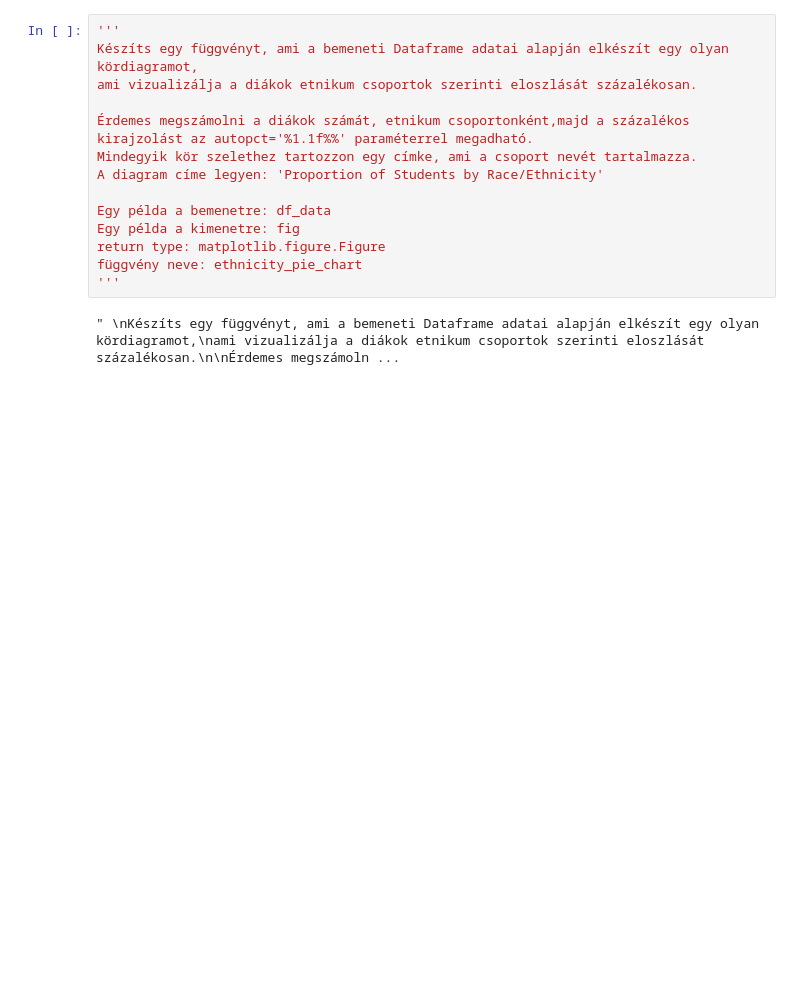
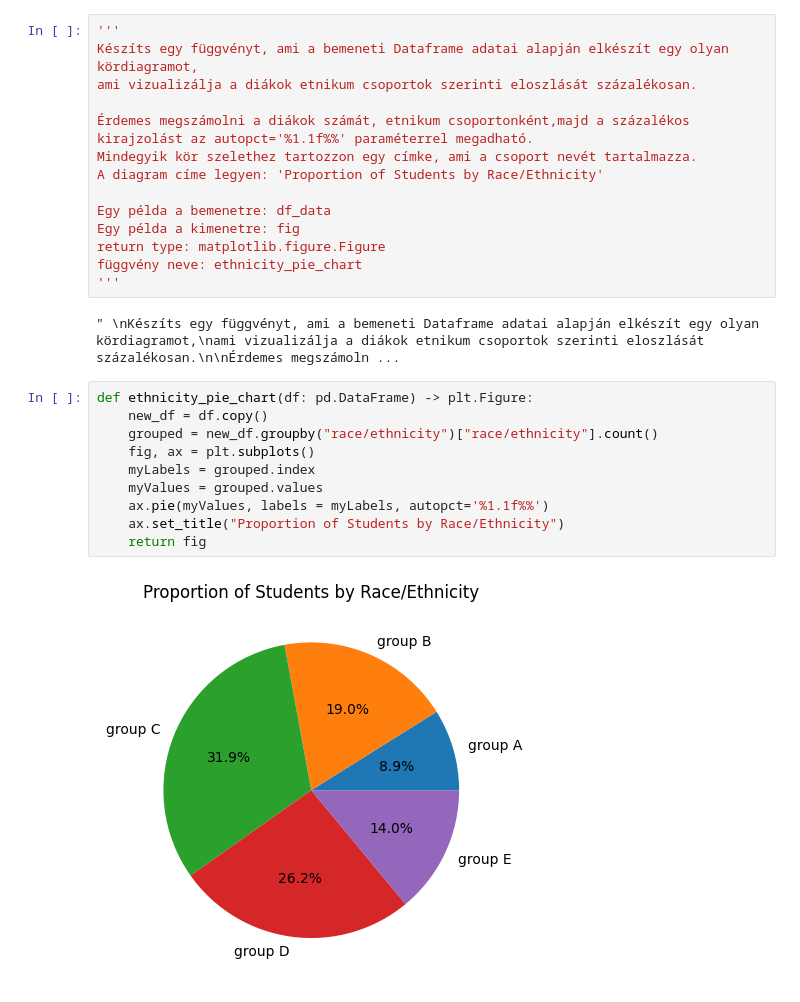
Before and after one commit to jeje468/BEVADAT2022232, a Jupyter notebook: HAZI/HAZI04/HAZI04.ipynb, the cells around one changed output. Saved outputs shown, nothing was run; the diff lists cells and outputs as text; blank space fills up the shorter version.

```diff
--- a/HAZI/HAZI04/HAZI04.ipynb
+++ b/HAZI/HAZI04/HAZI04.ipynb
@@ -184,3 +347,15 @@ függvény neve: ethnicity_pie_chart
 '''
 # %% [output]
 " \nKészíts egy függvényt, ami a bemeneti Dataframe adatai alapján elkészít egy olyan kördiagramot,\nami vizualizálja a diákok etnikum csoportok szerinti eloszlását százalékosan.\n\nÉrdemes megszámoln ...
+# %%
+def ethnicity_pie_chart(df: pd.DataFrame) -> plt.Figure:
+    new_df = df.copy()
+    grouped = new_df.groupby("race/ethnicity")["race/ethnicity"].count()
+    fig, ax = plt.subplots()
+    myLabels = grouped.index
+    myValues = grouped.values
+    ax.pie(myValues, labels = myLabels, autopct='%1.1f%%')
+    ax.set_title("Proportion of Students by Race/Ethnicity")
+    return fig
+# %% [output]
+[figure, added]
```
Also changed, not shown: parts of 10 cells of this notebook, 3 other files.
